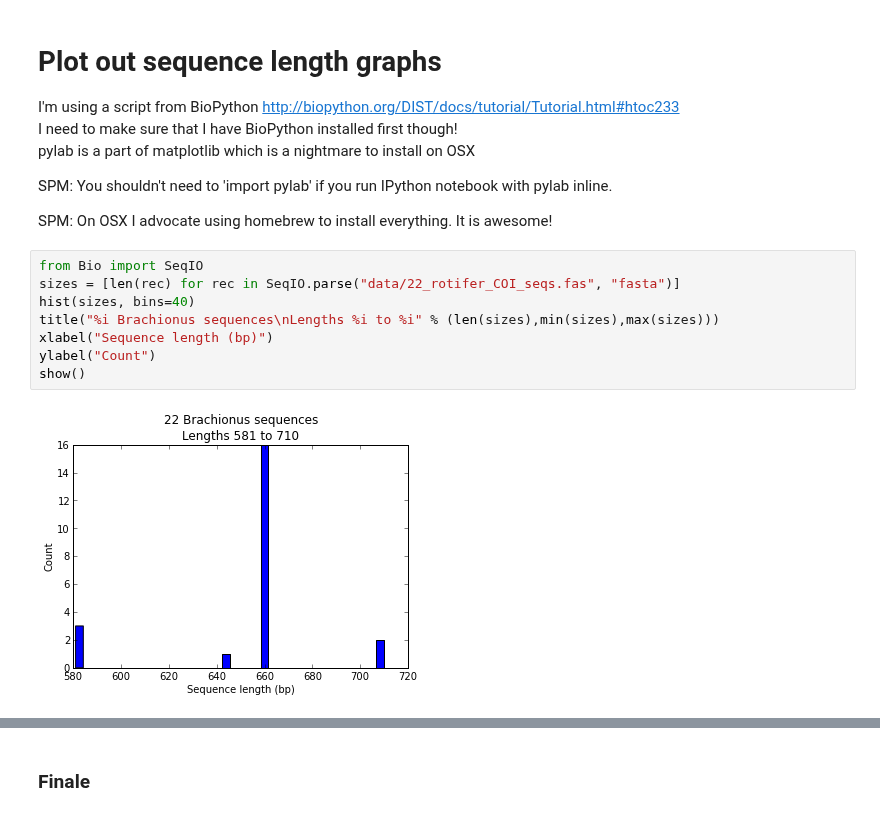
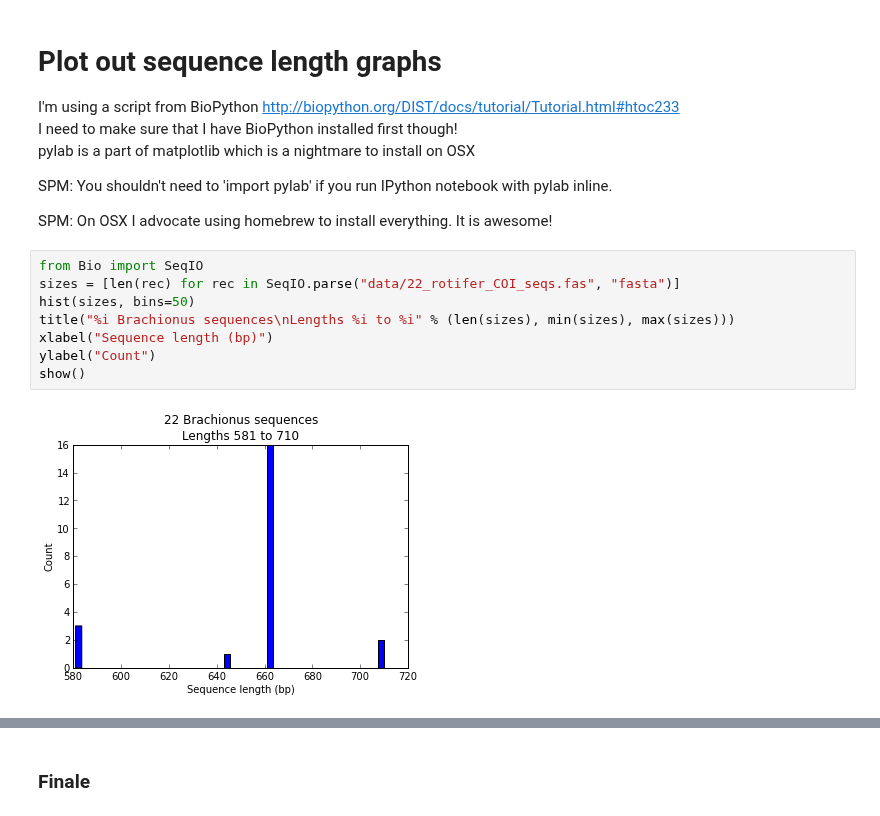
Before and after one commit to HullUni-bioinformatics/ReproPhylo, a Jupyter notebook: SeqLength_EDA.ipynb, the cells around one changed output, grey strips where cells are left out. Cells and saved outputs as stored; diff of their text form.

```diff
--- a/SeqLength_EDA.ipynb
+++ b/SeqLength_EDA.ipynb
@@ -11,13 +11,13 @@ SPM: On OSX I advocate using homebrew to install everything. It is awesome!
 # %%
 from Bio import SeqIO
 sizes = [len(rec) for rec in SeqIO.parse("data/22_rotifer_COI_seqs.fas", "fasta")]
-hist(sizes, bins=40)
-title("%i Brachionus sequences\nLengths %i to %i" % (len(sizes),min(sizes),max(sizes)))
+hist(sizes, bins=50)
+title("%i Brachionus sequences\nLengths %i to %i" % (len(sizes), min(sizes), max(sizes)))
 xlabel("Sequence length (bp)")
 ylabel("Count")
 show()
 # %% [output]
-[figure, old version]
+[figure, new version]
 # %%
 from Bio import SeqIO
 from Bio.SeqUtils import GC
```
Also changed, not shown: parts of 6 cells of this notebook.
